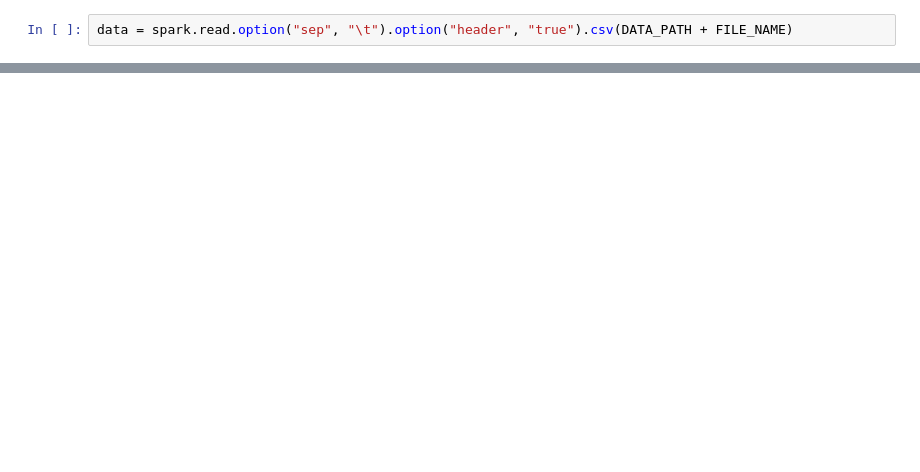
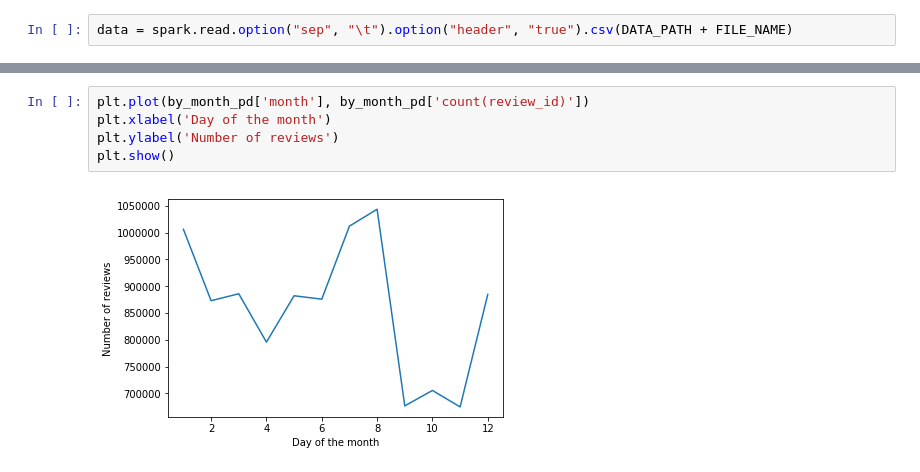
Before and after one commit to Billotais/cs_401_project, a Jupyter notebook: notebook.ipynb, the cells around one changed output, grey strips where cells are left out. Drawn from its saved outputs; the diff is of its cells as text; blank space fills up the shorter version.

```diff
--- a/notebook.ipynb
+++ b/notebook.ipynb
@@ -44,0 +136,7 @@ DataFrame[marketplace: string, customer_id: string, review_id: string, product_i
+# %%
+plt.plot(by_month_pd['month'], by_month_pd['count(review_id)'])
+plt.xlabel('Day of the month')
+plt.ylabel('Number of reviews')
+plt.show()
+# %% [output]
+[figure, added]
```
Also changed, not shown: parts of 41 cells of this notebook.
